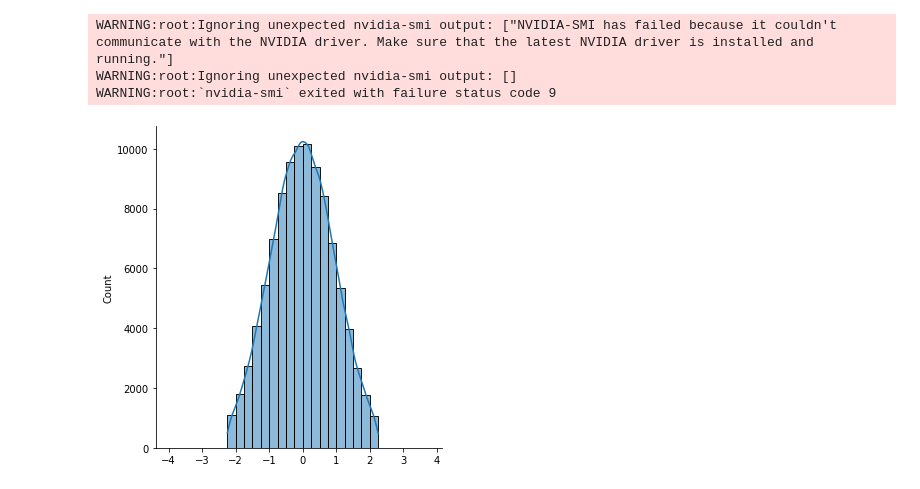
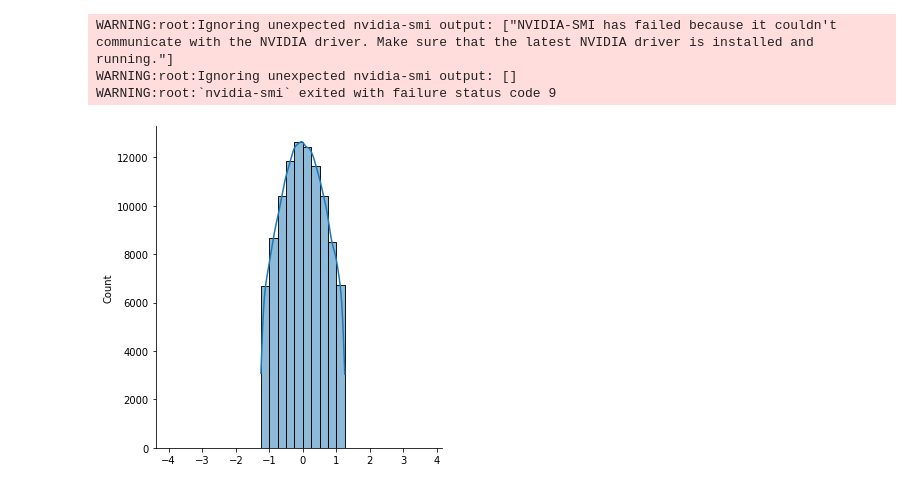
Before and after one commit to christophstach/det-gan-research, a Jupyter notebook: msg_gan.ipynb, the cells around one changed output. Drawn from its saved outputs; the diff is of its cells as text; code cells hidden in the pictures.

```diff
--- a/msg_gan.ipynb
+++ b/msg_gan.ipynb
@@ -28,15 +30,15 @@ WARNING:root:Ignoring unexpected nvidia-smi output: []
 WARNING:root:`nvidia-smi` exited with failure status code 9
 # %%
 num_images = 6
-truncations=(-2.25, 2.25)
+truncations=(-1.25, 1.25)
 noise_size = trail.latent_dimension
 z = utils.sample_noise(num_images, noise_size, normalize=False, truncations=truncations)
 dist = utils.sample_noise(1, 100000, normalize=False, truncations=truncations).squeeze()
 
 ax = sns.displot(dist, bins=np.arange(-4, 4, 0.25), kde=True)
 plt.show()
 # %% [output]
-[figure, old version]
+[figure, new version]
 # %%
 images, w = trail.generator(z)
 biggest_size = images[-1].shape[-1]
```
Also changed, not shown: parts of 4 cells of this notebook, 2 other files.
